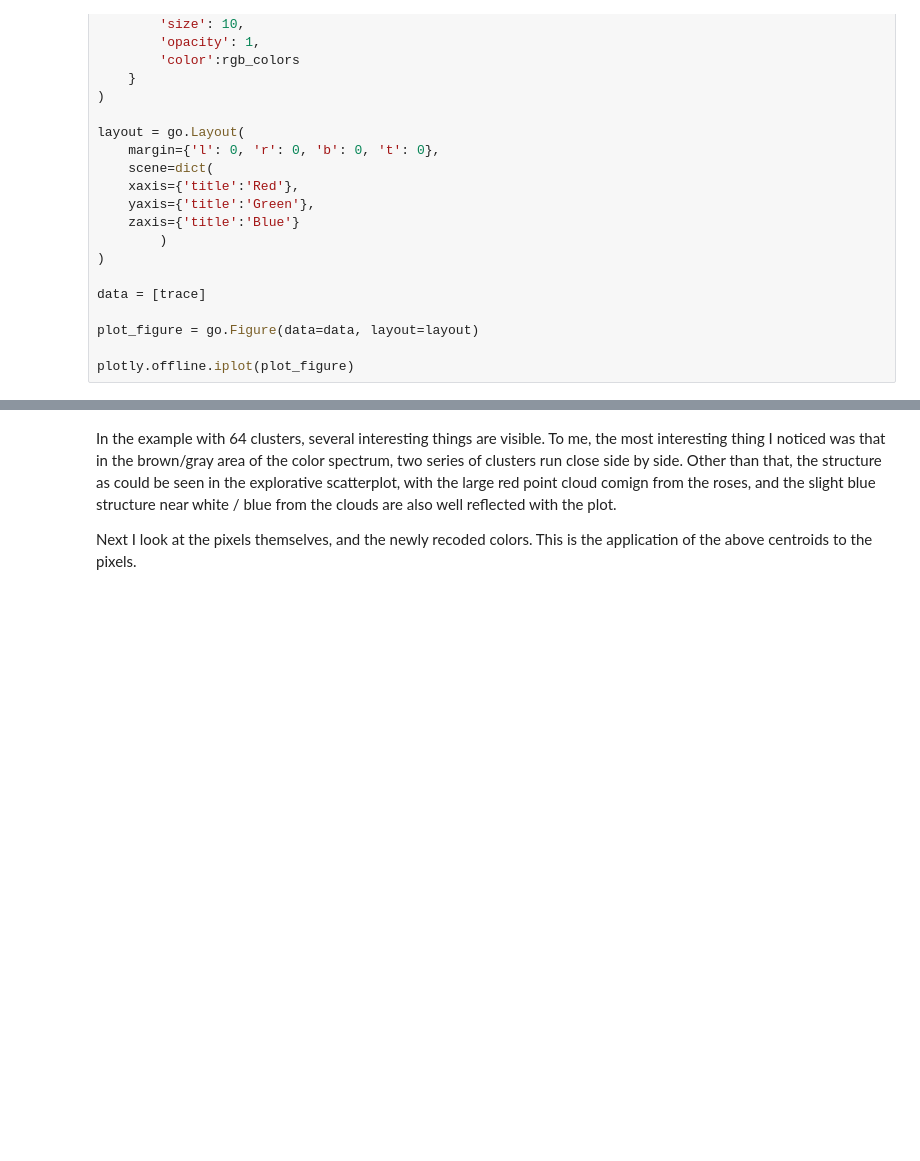
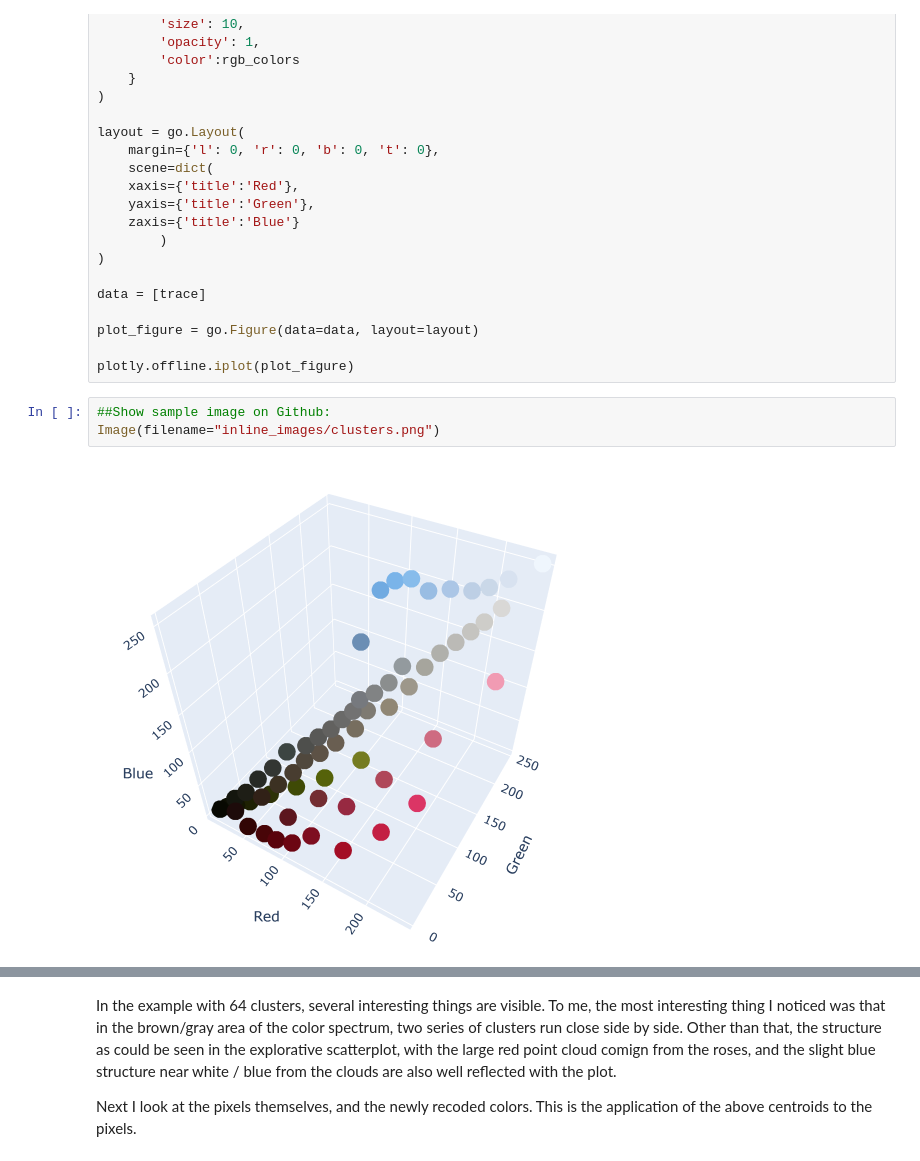
Before and after one commit to victorvdb/colorcode, a Jupyter notebook: Using k-means to colorcode a picture.ipynb, the cells around one changed output, grey strips where cells are left out. Cells and saved outputs as stored; diff of their text form; blank space fills up the shorter version.

```diff
--- a/Using k-means to colorcode a picture.ipynb
+++ b/Using k-means to colorcode a picture.ipynb
@@ -277,5 +282,10 @@ data = [trace]
 plot_figure = go.Figure(data=data, layout=layout)
 
 plotly.offline.iplot(plot_figure)
+# %%
+##Show sample image on Github:
+Image(filename="inline_images/clusters.png")
+# %% [output]
+[figure, added]
 # %% [markdown]
 *this is just a sample image for the plot above*
```
Also changed, not shown: parts of 8 cells of this notebook.
